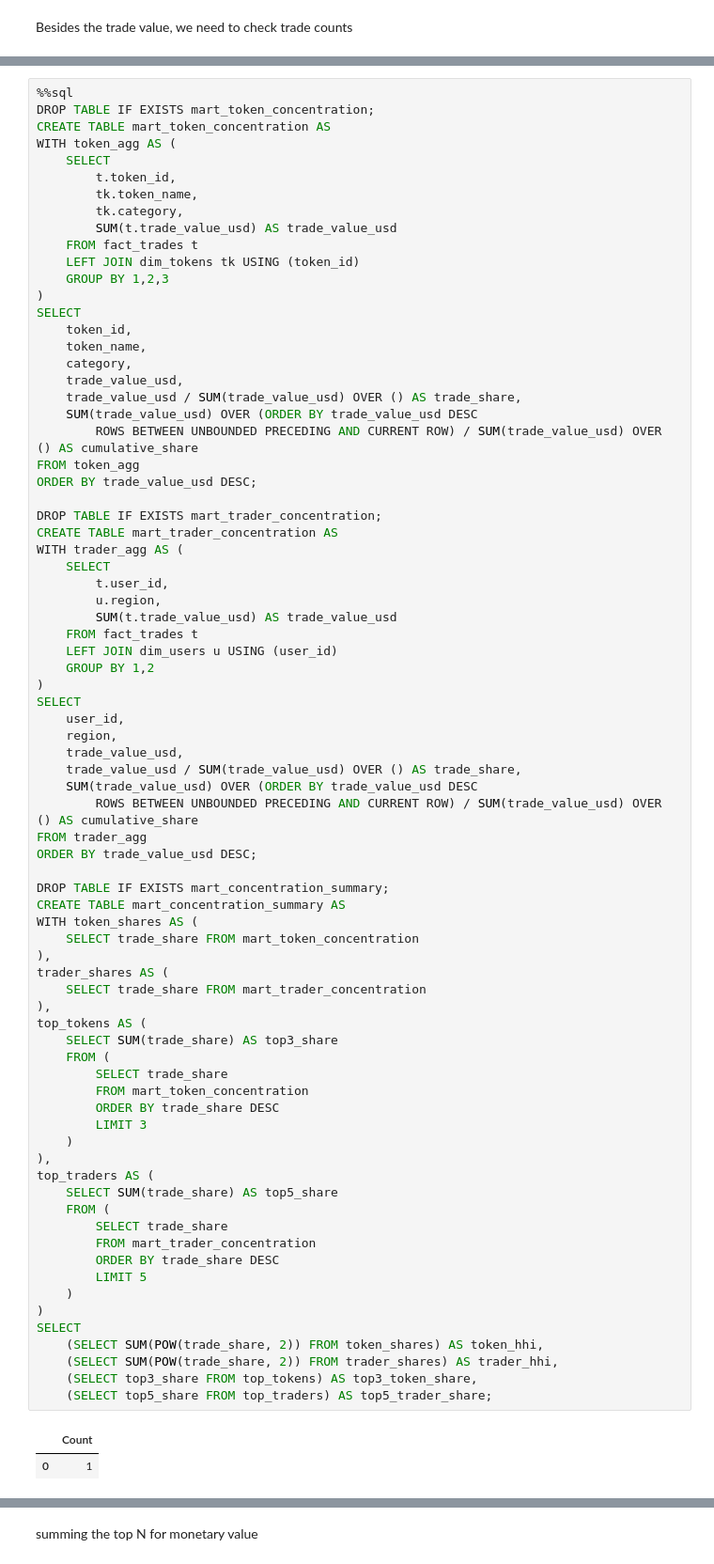
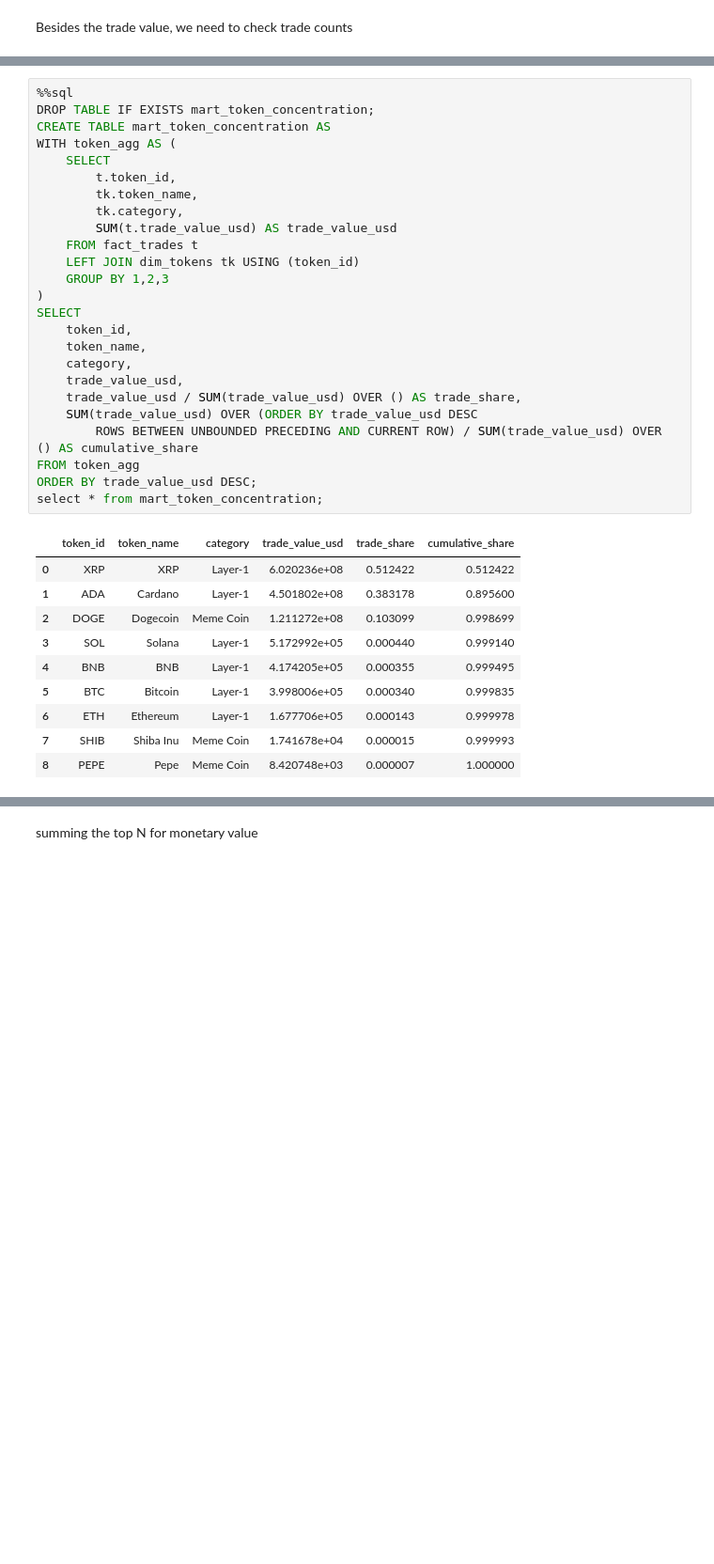
Before and after one commit to nivanrs/cryptocurrency_exchange, a Jupyter notebook: notebook/dev/process_dev.ipynb, the cells around one changed output, grey strips where cells are left out. Shown: that part at 94% size. Drawn from its saved outputs; the diff is of its cells as text; blank space fills up the shorter version.

```diff
--- a/notebook/dev/process_dev.ipynb
+++ b/notebook/dev/process_dev.ipynb
@@ -468,80 +473,36 @@ ORDER BY pct_share DESC;
 # %%
 %%sql
 DROP TABLE IF EXISTS mart_token_concentration;
 CREATE TABLE mart_token_concentration AS
 WITH token_agg AS (
     SELECT
         t.token_id,
         tk.token_name,
         tk.category,
         SUM(t.trade_value_usd) AS trade_value_usd
     FROM fact_trades t
     LEFT JOIN dim_tokens tk USING (token_id)
     GROUP BY 1,2,3
 )
 SELECT
     token_id,
     token_name,
     category,
     trade_value_usd,
     trade_value_usd / SUM(trade_value_usd) OVER () AS trade_share,
     SUM(trade_value_usd) OVER (ORDER BY trade_value_usd DESC
         ROWS BETWEEN UNBOUNDED PRECEDING AND CURRENT ROW) / SUM(trade_value_usd) OVER () AS cumulative_share
 FROM token_agg
 ORDER BY trade_value_usd DESC;
-
-DROP TABLE IF EXISTS mart_trader_concentration;
-CREATE TABLE mart_trader_concentration AS
-WITH trader_agg AS (
-    SELECT
-        t.user_id,
-        u.region,
-        SUM(t.trade_value_usd) AS trade_value_usd
-    FROM fact_trades t
-    LEFT JOIN dim_users u USING (user_id)
-    GROUP BY 1,2
-)
-SELECT
-    user_id,
-    region,
-    trade_value_usd,
-    trade_value_usd / SUM(trade_value_usd) OVER () AS trade_share,
-    SUM(trade_value_usd) OVER (ORDER BY trade_value_usd DESC
-        ROWS BETWEEN UNBOUNDED PRECEDING AND CURRENT ROW) / SUM(trade_value_usd) OVER () AS cumulative_share
-FROM trader_agg
-ORDER BY trade_value_usd DESC;
-
-DROP TABLE IF EXISTS mart_concentration_summary;
-CREATE TABLE mart_concentration_summary AS
-WITH token_shares AS (
-    SELECT trade_share FROM mart_token_concentration
-),
-trader_shares AS (
-    SELECT trade_share FROM mart_trader_concentration
-),
-top_tokens AS (
-    SELECT SUM(trade_share) AS top3_share
-    FROM (
-        SELECT trade_share
-        FROM mart_token_concentration
-        ORDER BY trade_share DESC
-        LIMIT 3
-    )
-),
-top_traders AS (
-    SELECT SUM(trade_share) AS top5_share
-    FROM (
-        SELECT trade_share
-        FROM mart_trader_concentration
-        ORDER BY trade_share DESC
-        LIMIT 5
-    )
-)
-SELECT
-    (SELECT SUM(POW(trade_share, 2)) FROM token_shares) AS token_hhi,
-    (SELECT SUM(POW(trade_share, 2)) FROM trader_shares) AS trader_hhi,
-    (SELECT top3_share FROM top_tokens) AS top3_token_share,
-    (SELECT top5_share FROM top_traders) AS top5_trader_share;
+select * from mart_token_concentration;
 # %% [output]
-|  | Count |
-| 0 | 1 |
+|  | token_id | token_name | category | trade_value_usd | trade_share | cumulative_share |
+| 0 | XRP | XRP | Layer-1 | 6.020236e+08 | 0.512422 | 0.512422 |
+| 1 | ADA | Cardano | Layer-1 | 4.501802e+08 | 0.383178 | 0.895600 |
+| 2 | DOGE | Dogecoin | Meme Coin | 1.211272e+08 | 0.103099 | 0.998699 |
+| 3 | SOL | Solana | Layer-1 | 5.172992e+05 | 0.000440 | 0.999140 |
+| 4 | BNB | BNB | Layer-1 | 4.174205e+05 | 0.000355 | 0.999495 |
+| 5 | BTC | Bitcoin | Layer-1 | 3.998006e+05 | 0.000340 | 0.999835 |
+| 6 | ETH | Ethereum | Layer-1 | 1.677706e+05 | 0.000143 | 0.999978 |
+| 7 | SHIB | Shiba Inu | Meme Coin | 1.741678e+04 | 0.000015 | 0.999993 |
+| 8 | PEPE | Pepe | Meme Coin | 8.420748e+03 | 0.000007 | 1.000000 |
```
Also changed, not shown: parts of 27 cells of this notebook.
